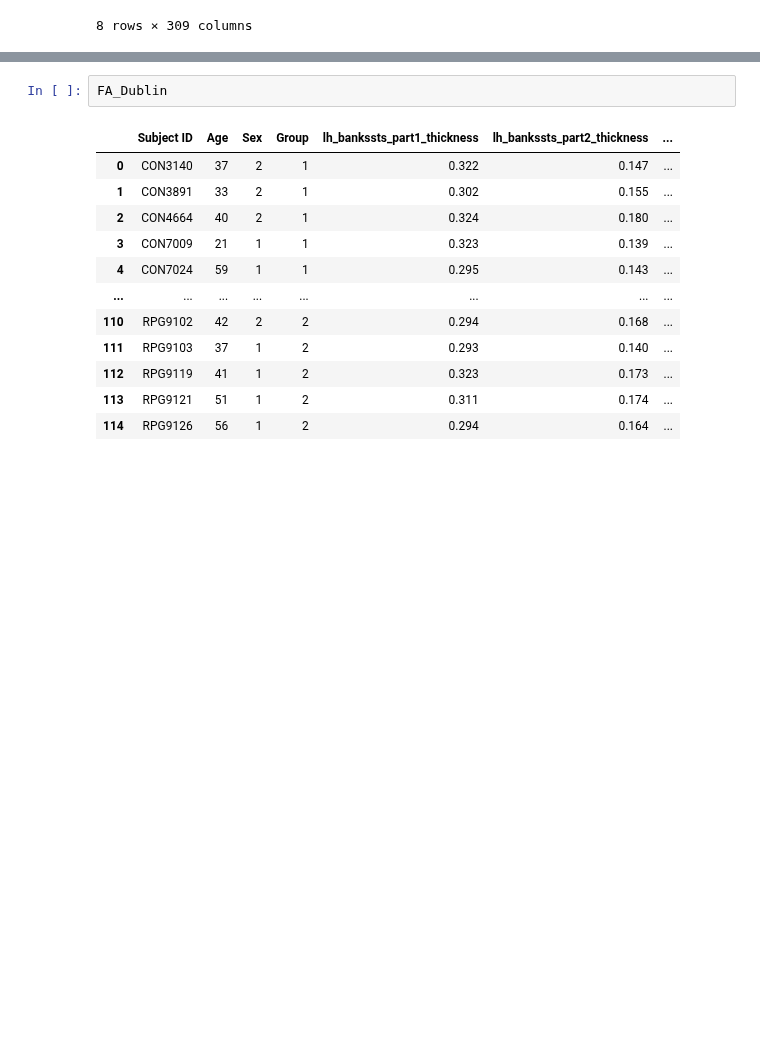
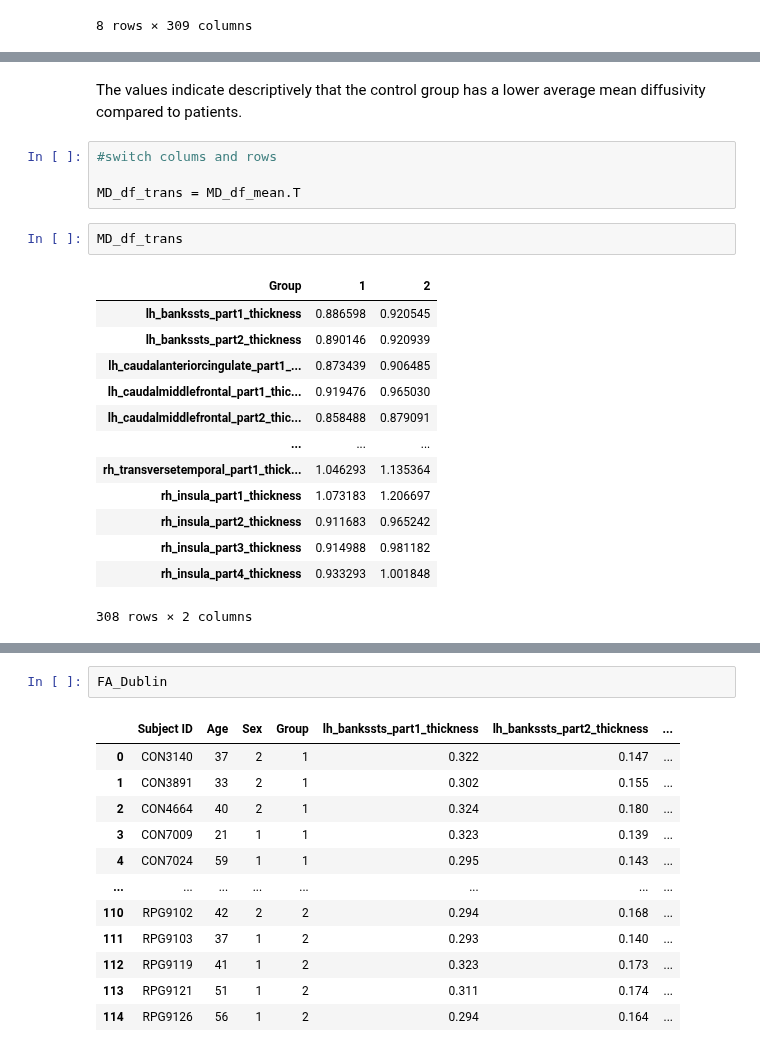
Before and after one commit to mello-y/MSc5_research_project, a Jupyter notebook: data/Data_exploration.ipynb, the cells around one changed output, grey strips where cells are left out. Drawn from its saved outputs; the diff is of its cells as text; blank space fills up the shorter version.

```diff
--- a/data/Data_exploration.ipynb
+++ b/data/Data_exploration.ipynb
@@ -391,0 +413,22 @@ MD_Dublin_ad.describe()
+# %% [markdown]
+The values indicate descriptively that the control group has a lower average mean diffusivity compared to patients.
+# %%
+#switch colums and rows
+
+MD_df_trans = MD_df_mean.T
+# %%
+MD_df_trans
+# %% [output]
+| Group | 1 | 2 |
+| lh_bankssts_part1_thickness | 0.886598 | 0.920545 |
+| lh_bankssts_part2_thickness | 0.890146 | 0.920939 |
+| lh_caudalanteriorcingulate_part1_... | 0.873439 | 0.906485 |
+| lh_caudalmiddlefrontal_part1_thic... | 0.919476 | 0.965030 |
+| lh_caudalmiddlefrontal_part2_thic... | 0.858488 | 0.879091 |
+| ... | ... | ... |
+| rh_transversetemporal_part1_thick... | 1.046293 | 1.135364 |
+| rh_insula_part1_thickness | 1.073183 | 1.206697 |
+| rh_insula_part2_thickness | 0.911683 | 0.965242 |
+| rh_insula_part3_thickness | 0.914988 | 0.981182 |
+| rh_insula_part4_thickness | 0.933293 | 1.001848 |
+308 rows × 2 columns
```
Also changed, not shown: parts of 20 cells of this notebook.
